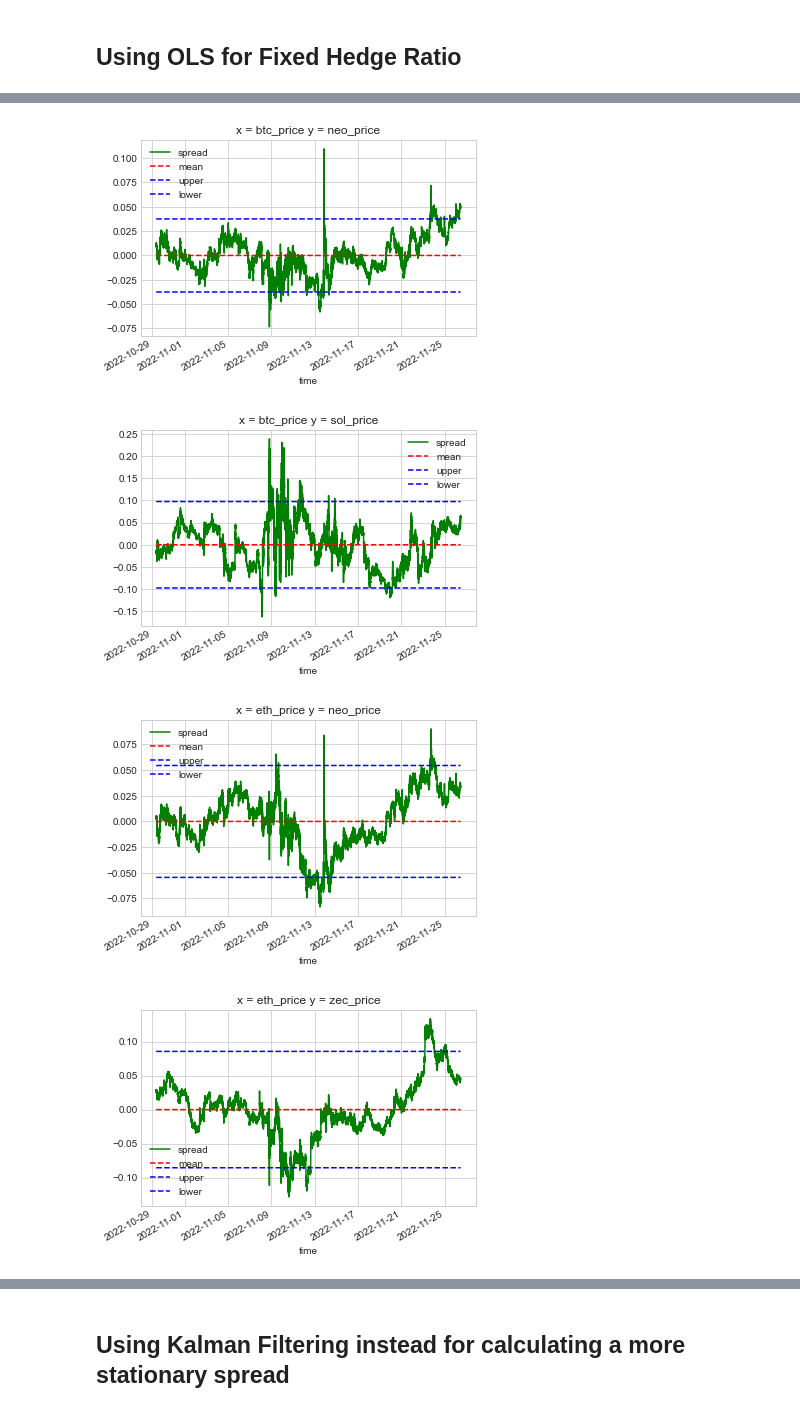
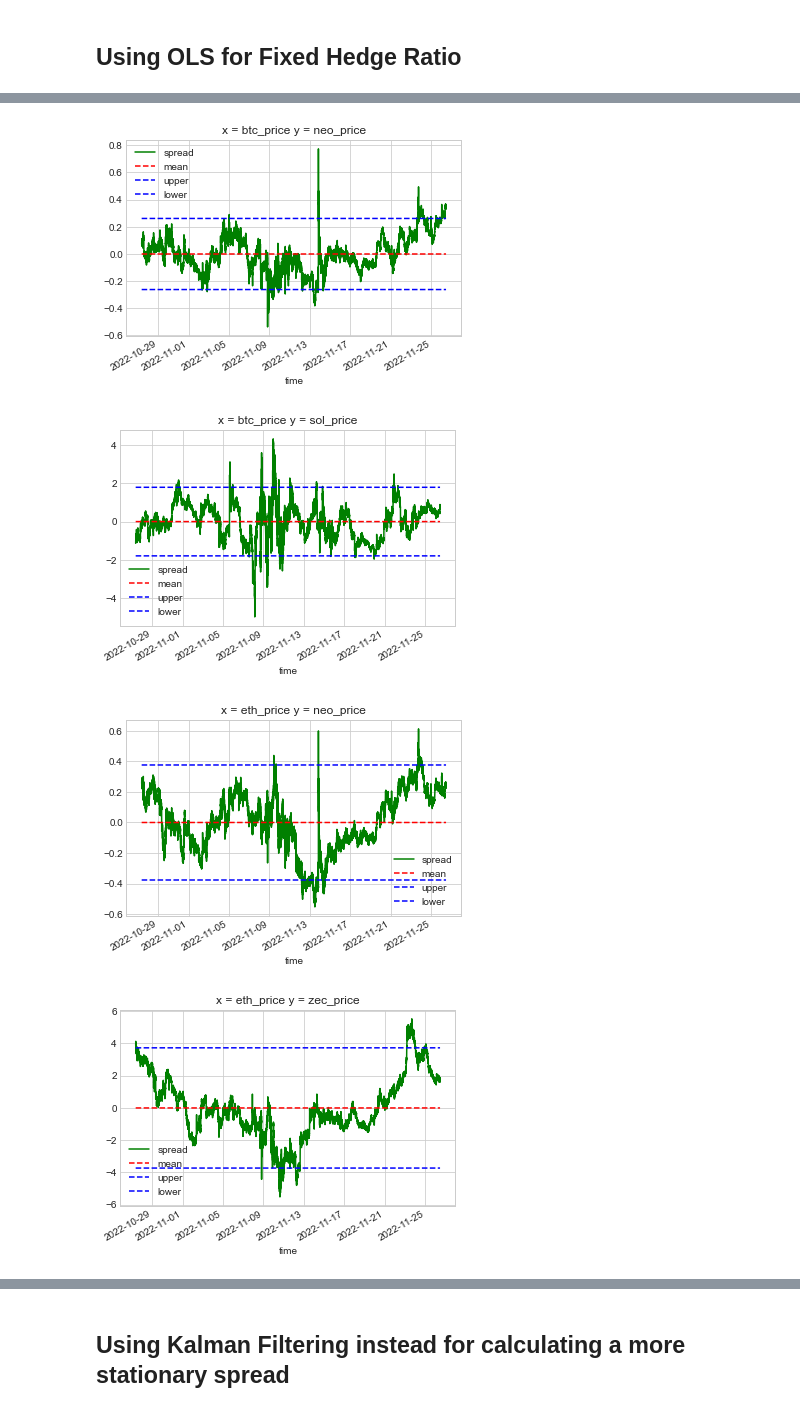
Before and after one commit to BabyChouSr/crypto-pairs-trading, a Jupyter notebook: Crypto Pairs Trading with Kalman Filtering Final.ipynb, the cells around one changed output, grey strips where cells are left out. Saved outputs shown, nothing was run; the diff lists cells and outputs as text; code cells hidden in the pictures.

```diff
--- a/Crypto Pairs Trading with Kalman Filtering Final.ipynb
+++ b/Crypto Pairs Trading with Kalman Filtering Final.ipynb
@@ -225,9 +225,9 @@ plt.show()
 ## Using OLS for Fixed Hedge Ratio ##
 # %%
 lm = LinearRegression()
-lm.fit(np.array(all_prices["btc_price"].iloc[-43800:]).reshape(-1,1),np.array(all_prices["neo_price"].iloc[-43800:]))
+lm.fit(np.exp(np.array(all_prices["btc_price"].iloc[-43800:])).reshape(-1,1),np.exp(np.array(all_prices["neo_price"].iloc[-43800:])))
 alpha = lm.intercept_
 beta = lm.coef_
-y_pred = alpha + beta[0] * all_prices["btc_price"].iloc[-43800:]
+y_pred = alpha + beta[0] * np.exp(all_prices["btc_price"].iloc[-43800:])
 print(f"beta (slope) = {beta}, alpha (intercept) = {alpha}")
 # %% [output]
@@ -272,21 +272,21 @@ def plot_spread(xticker, yticker, days):
     """plots the spread of XTICKER and YTICKER over DAYS days"""
     lm = LinearRegression()
     minutes = days*24*60
-    lm.fit(np.array(all_prices[xticker].iloc[-minutes:]).reshape(-1,1),np.array(all_prices[yticker].iloc[-minutes:]))
+    lm.fit(np.exp(np.array(all_prices[xticker].iloc[-minutes:])).reshape(-1,1),np.exp(np.array(all_prices[yticker].iloc[-minutes:])))
     alpha = lm.intercept_
     beta = lm.coef_
-    df = pd.DataFrame(all_prices[yticker].iloc[-minutes:] - all_prices[xticker].iloc[-minutes:]*beta-alpha,
+    temp_df = pd.DataFrame(np.exp(all_prices[yticker].iloc[-minutes:]) - np.exp(all_prices[xticker].iloc[-minutes:])*beta-alpha,
                     index= all_prices[xticker].iloc[-minutes:].index)
-    df.columns = ['spread']
-    df['mean'] = df['spread'].mean()
-    df['upper'] = df['mean'] + 1.96*df['spread'].std()
-    df['lower'] = df['mean'] - 1.96*df['spread'].std()
-    df.plot(figsize =(6,4),style=['g', '--r', '--b', '--b'], title = f"x = {xticker} y = {yticker}")
+    temp_df.columns = ['spread']
+    temp_df['mean'] = temp_df['spread'].mean()
+    temp_df['upper'] = temp_df['mean'] + 1.96*temp_df['spread'].std()
+    temp_df['lower'] = temp_df['mean'] - 1.96*temp_df['spread'].std()
+    temp_df.plot(figsize =(6,4),style=['g', '--r', '--b', '--b'], title = f"x = {xticker} y = {yticker}")
 # %%
 for pair in cointegrated_pairs:
-    plot_spread(pair[0],pair[1],28)
+    plot_spread(pair[0],pair[1],30)
 # %% [output]
-[figure, old version]
+[figure, new version]
-[figure, old version]
+[figure, new version]
-[figure, old version]
+[figure, new version]
-[figure, old version]
+[figure, new version]
```
Also changed, not shown: parts of 17 cells of this notebook.
